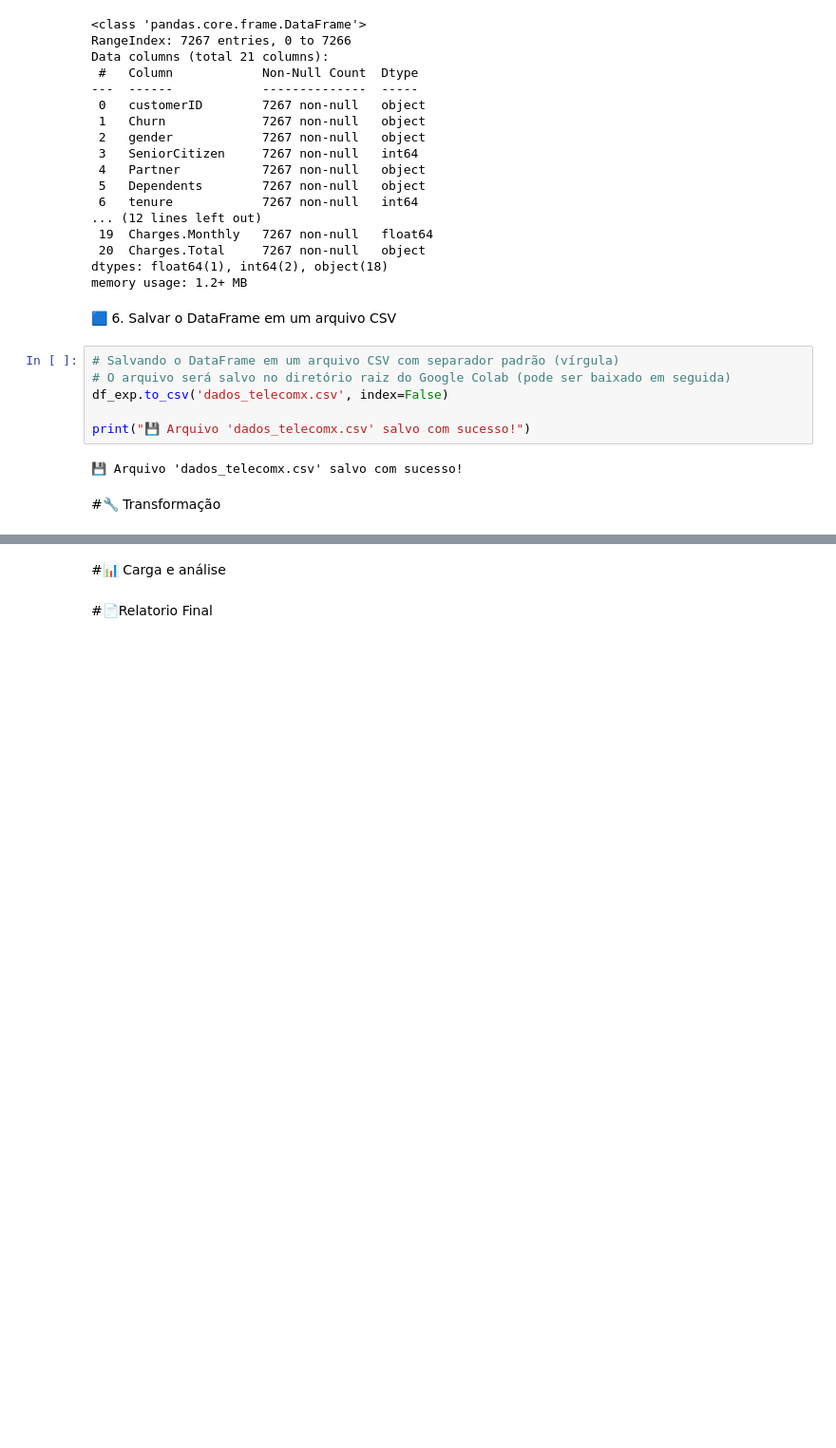
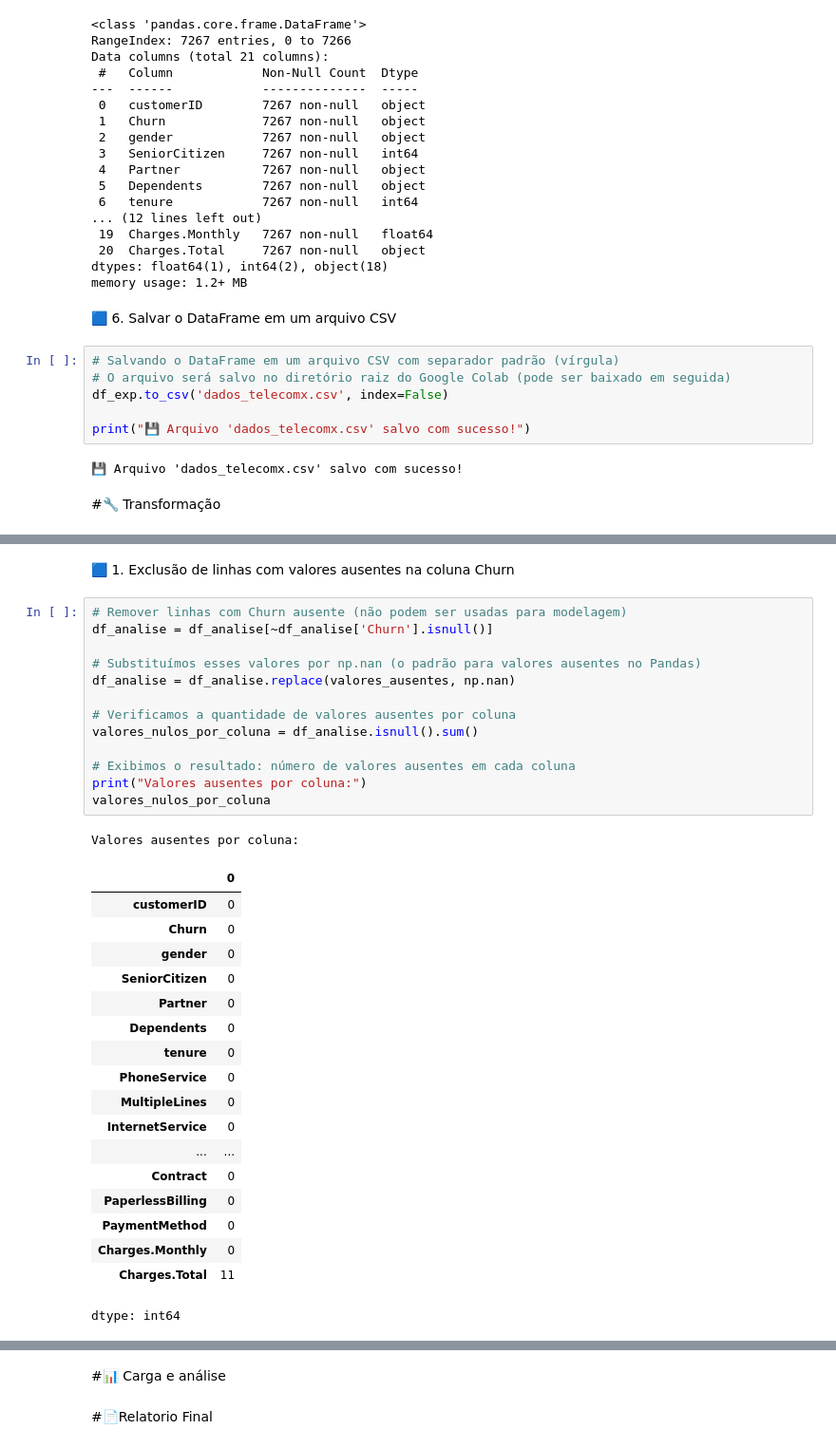
Before and after one commit to PauloMPPatricio/Challenge_TelecomX-BR, a Jupyter notebook: Projeto_TelecomX_BR_PMPP.ipynb, the cells around one changed output, grey strips where cells are left out. Shown at 95% size. Cells and saved outputs as stored; diff of their text form; blank space fills up the shorter version.

```diff
--- a/Projeto_TelecomX_BR_PMPP.ipynb
+++ b/Projeto_TelecomX_BR_PMPP.ipynb
@@ -118,0 +179,35 @@ print("💾 Arquivo 'dados_telecomx.csv' salvo com sucesso!")
+# %% [markdown]
+🟦 1. Exclusão de linhas com valores ausentes na coluna Churn
+# %%
+# Remover linhas com Churn ausente (não podem ser usadas para modelagem)
+df_analise = df_analise[~df_analise['Churn'].isnull()]
+
+# Substituímos esses valores por np.nan (o padrão para valores ausentes no Pandas)
+df_analise = df_analise.replace(valores_ausentes, np.nan)
+
+# Verificamos a quantidade de valores ausentes por coluna
+valores_nulos_por_coluna = df_analise.isnull().sum()
+
+# Exibimos o resultado: número de valores ausentes em cada coluna
+print("Valores ausentes por coluna:")
+valores_nulos_por_coluna
+# %% [output]
+Valores ausentes por coluna:
+|  | 0 |
+| customerID | 0 |
+| Churn | 0 |
+| gender | 0 |
+| SeniorCitizen | 0 |
+| Partner | 0 |
+| Dependents | 0 |
+| tenure | 0 |
+| PhoneService | 0 |
+| MultipleLines | 0 |
+| InternetService | 0 |
+| ... | ... |
+| Contract | 0 |
+| PaperlessBilling | 0 |
+| PaymentMethod | 0 |
+| Charges.Monthly | 0 |
+| Charges.Total | 11 |
+dtype: int64
```
Also changed, not shown: parts of 19 cells of this notebook, 2 other files.
